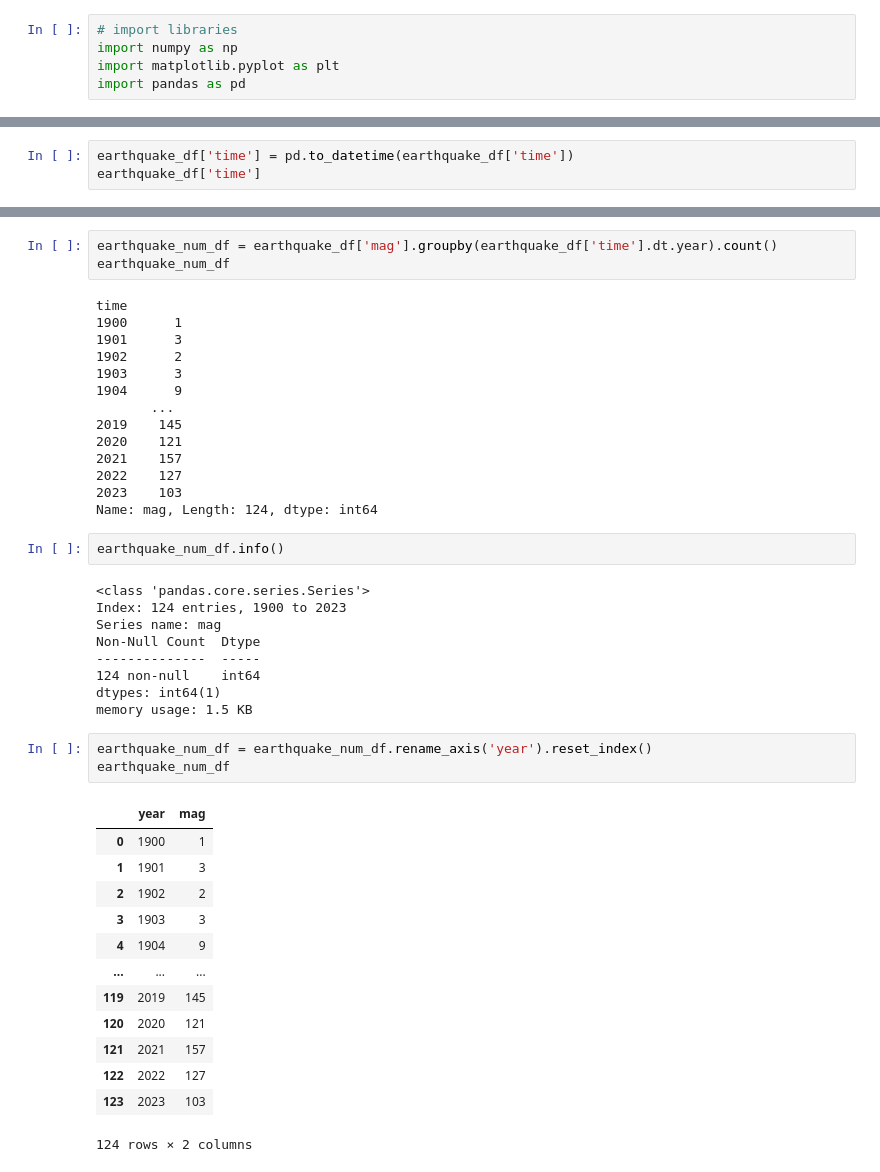
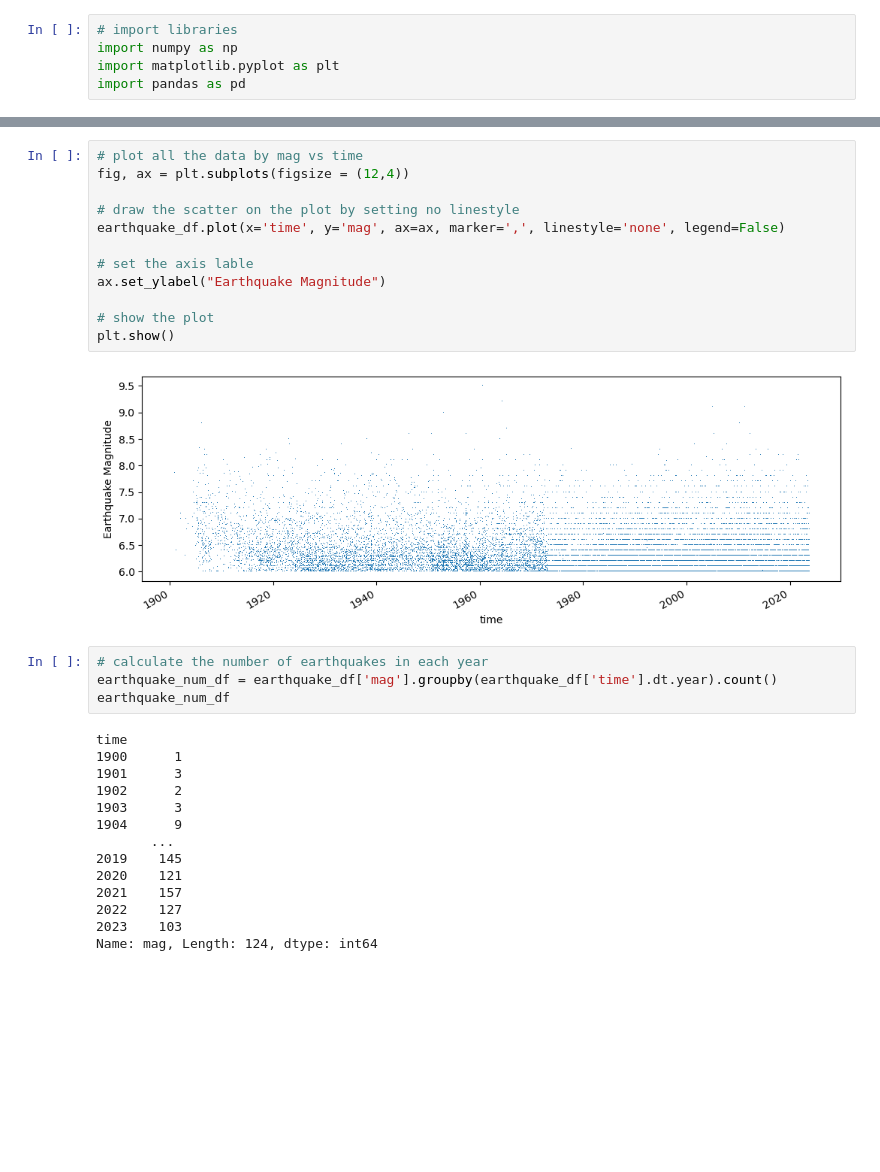
Before and after one commit to match798/G690, a Jupyter notebook: 05_multidimensional_arrays_also_plotting/05_warmup.ipynb, the cells around one changed output, grey strips where cells are left out. Drawn from its saved outputs; the diff is of its cells as text; blank space fills up the shorter version.

Commit message:
add comments and in_class alternative plotting solution for 05_warmup

```diff
--- a/05_multidimensional_arrays_also_plotting/05_warmup.ipynb
+++ b/05_multidimensional_arrays_also_plotting/05_warmup.ipynb
@@ -65,3 +45,0 @@ memory usage: 2.3+ MB
-# %%
-earthquake_df['time'] = pd.to_datetime(earthquake_df['time'])
-earthquake_df['time']
@@ -81,4 +67,19 @@ Name: time, Length: 13927, dtype: datetime64[ns, UTC]
+# %%
+# plot all the data by mag vs time
+fig, ax = plt.subplots(figsize = (12,4))
+
+# draw the scatter on the plot by setting no linestyle
+earthquake_df.plot(x='time', y='mag', ax=ax, marker=',', linestyle='none', legend=False)
+
+# set the axis lable
+ax.set_ylabel("Earthquake Magnitude")
+
+# show the plot
+plt.show()
+# %% [output]
+[figure, added]
 # %%
+# calculate the number of earthquakes in each year
 earthquake_num_df = earthquake_df['mag'].groupby(earthquake_df['time'].dt.year).count()
 earthquake_num_df
 # %% [output]
@@ -95,31 +96,3 @@ time
 2022    127
 2023    103
 Name: mag, Length: 124, dtype: int64
-# %%
-earthquake_num_df.info()
-# %% [output]
-<class 'pandas.core.series.Series'>
-Index: 124 entries, 1900 to 2023
-Series name: mag
-Non-Null Count  Dtype
---------------  -----
-124 non-null    int64
-dtypes: int64(1)
-memory usage: 1.5 KB
-# %%
-earthquake_num_df = earthquake_num_df.rename_axis('year').reset_index()
-earthquake_num_df
-# %% [output]
-|  | year | mag |
-| 0 | 1900 | 1 |
-| 1 | 1901 | 3 |
-| 2 | 1902 | 2 |
-| 3 | 1903 | 3 |
-| 4 | 1904 | 9 |
-| ... | ... | ... |
-| 119 | 2019 | 145 |
-| 120 | 2020 | 121 |
-| 121 | 2021 | 157 |
-| 122 | 2022 | 127 |
-| 123 | 2023 | 103 |
-124 rows × 2 columns
```
Also changed, not shown: parts of 12 cells of this notebook.
